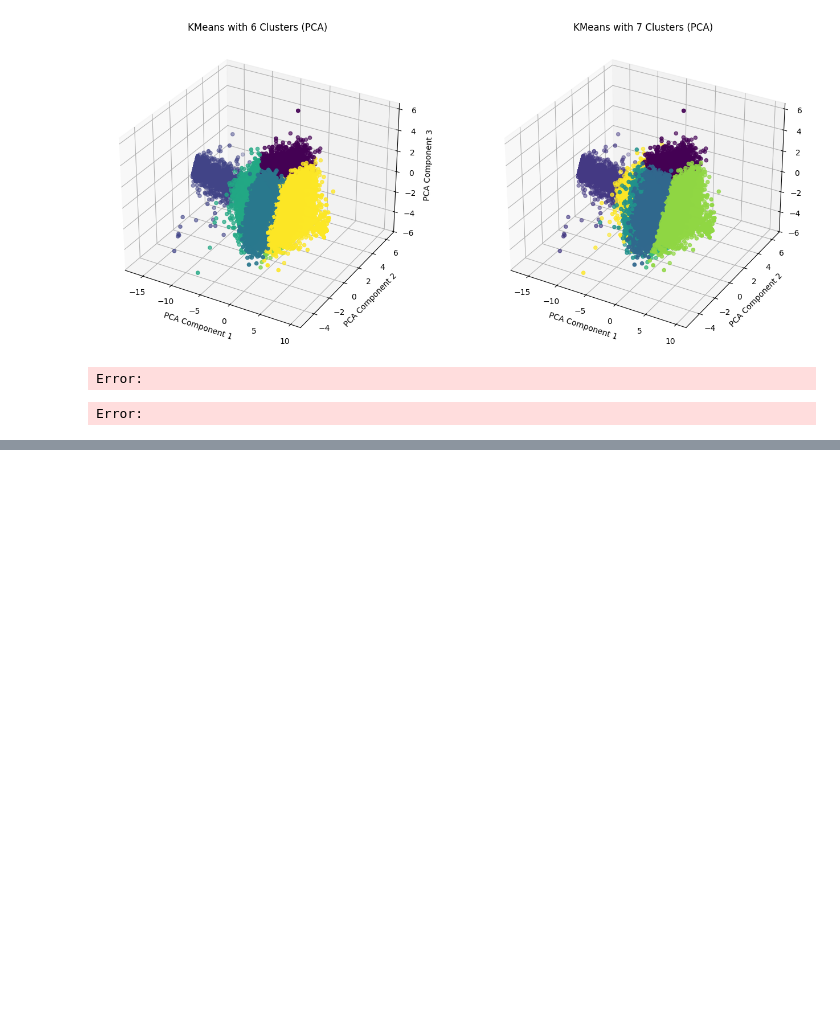
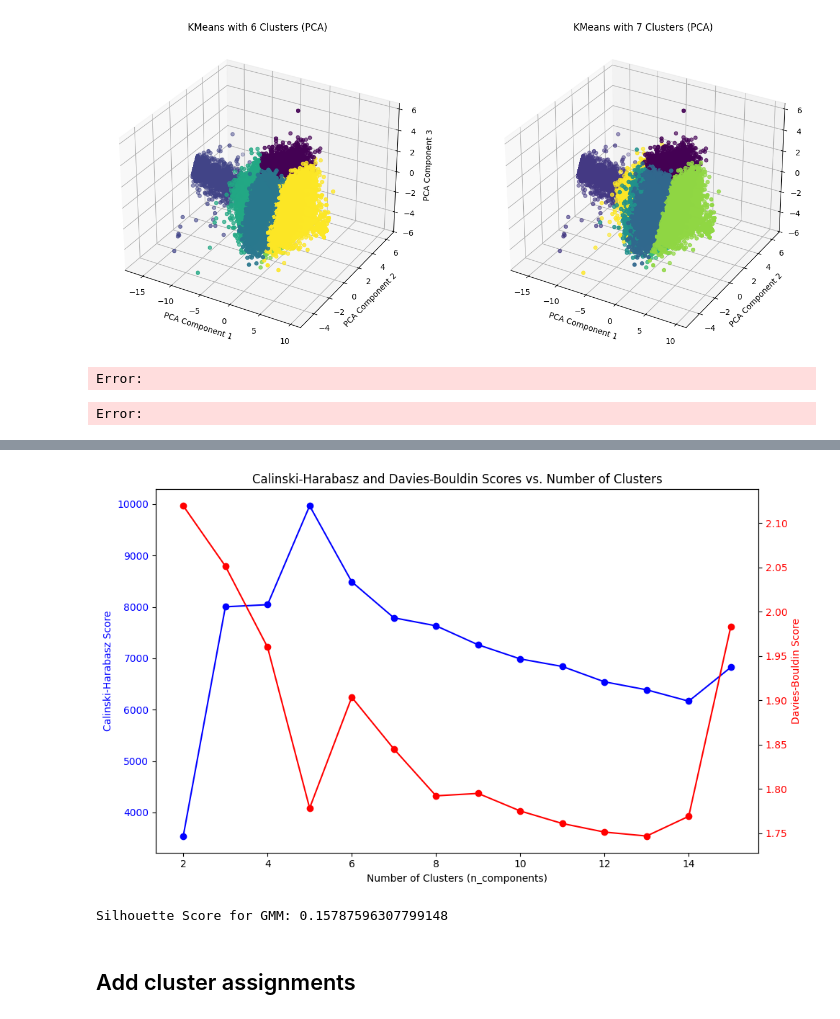
Before and after one commit to jbmages/capstone-project, a Jupyter notebook: notebooks/clustering.ipynb, the cells around one changed output, grey strips where cells are left out. Saved outputs shown, nothing was run; the diff lists cells and outputs as text; code cells hidden in the pictures; blank space fills up the shorter version.

Commit message:
cluster assignments

```diff
--- a/notebooks/clustering.ipynb
+++ b/notebooks/clustering.ipynb
@@ -340,0 +243,73 @@ Error:
+# %%
+import numpy as np
+import matplotlib.pyplot as plt
+from sklearn.mixture import GaussianMixture
+from sklearn.metrics import calinski_harabasz_score, davies_bouldin_score
+
+# Sample 10% of the data using NumPy
+subset_size = int(0.1 * len(score_data))  # 10% of rows
+subset = score_data[np.random.choice(score_data.shape[0], subset_size, replace=False)]
+
+# Define range of cluster sizes
+n_clusters_range = range(2, 16)
+
+# Lists to store scores for each n_components value
+ch_scores = []
+db_scores = []
+
+# Loop over different cluster numbers
+for n_clusters in n_clusters_range:
+    gmm = GaussianMixture(n_components=n_clusters, random_state=42, n_init=1)  # 10 initializations
+    clusters = gmm.fit_predict(subset)
+
+    # Compute evaluation metrics
+    ch_score = calinski_harabasz_score(subset, clusters)
+    db_score = davies_bouldin_score(subset, clusters)
+
+    # Append the scores to the lists
+    ch_scores.append(ch_score)
+    db_scores.append(db_score)
+
+# Create a figure with two y-axes
+fig, ax1 = plt.subplots(figsize=(10, 6))
+
+# Plot Calinski-Harabasz score (first y-axis)
+ax1.plot(n_clusters_range, ch_scores, label='Calinski-Harabasz Score', marker='o', color='b')
+ax1.set_xlabel('Number of Clusters (n_components)')
+ax1.set_ylabel('Calinski-Harabasz Score', color='b')
+ax1.tick_params(axis='y', labelcolor='b')
+
+# Create the second y-axis
+ax2 = ax1.twinx()
+
+# Plot Davies-Bouldin score (second y-axis)
+ax2.plot(n_clusters_range, db_scores, label='Davies-Bouldin Score', marker='o', color='r')
+ax2.set_ylabel('Davies-Bouldin Score', color='r')
+ax2.tick_params(axis='y', labelcolor='r')
+
+# Title and layout
+plt.title('Calinski-Harabasz and Davies-Bouldin Scores vs. Number of Clusters')
+fig.tight_layout()
+
+# Show plot
+plt.show()
+# %% [output]
+[figure, added]
+# %%
+from sklearn.mixture import GaussianMixture
+from sklearn.metrics import silhouette_score
+
+# Fit a GMM model
+gmm = GaussianMixture(n_components=3, random_state=42)
+gmm.fit(score_data)
+
+# Get the hard cluster assignments (i.e., cluster with highest probability for each data point)
+cluster_labels = gmm.predict(score_data)
+
+# Calculate the silhouette score
+silhouette_avg = silhouette_score(score_data, cluster_labels)
+print(f"Silhouette Score for GMM: {silhouette_avg}")
+# %% [output]
+Silhouette Score for GMM: 0.15787596307799148
+# %% [markdown]
+## Add cluster assignments
```
Also changed, not shown: parts of 7 cells of this notebook.
